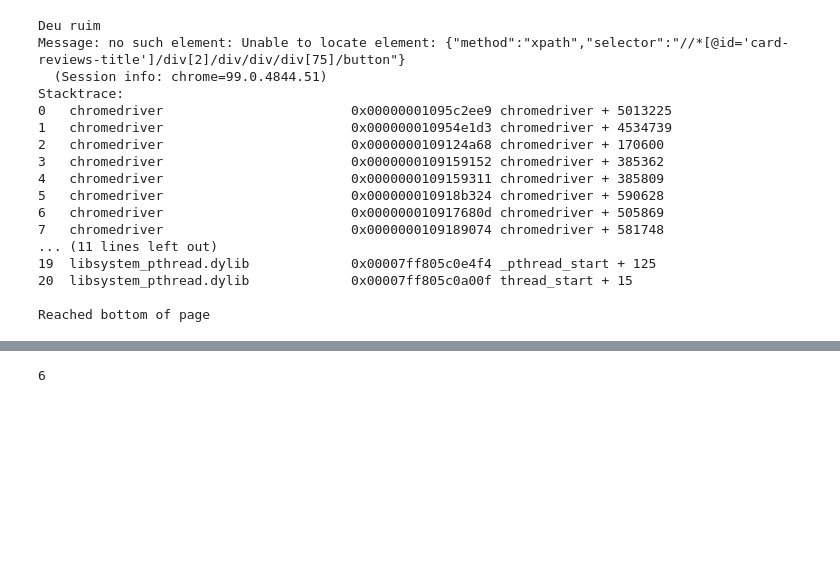
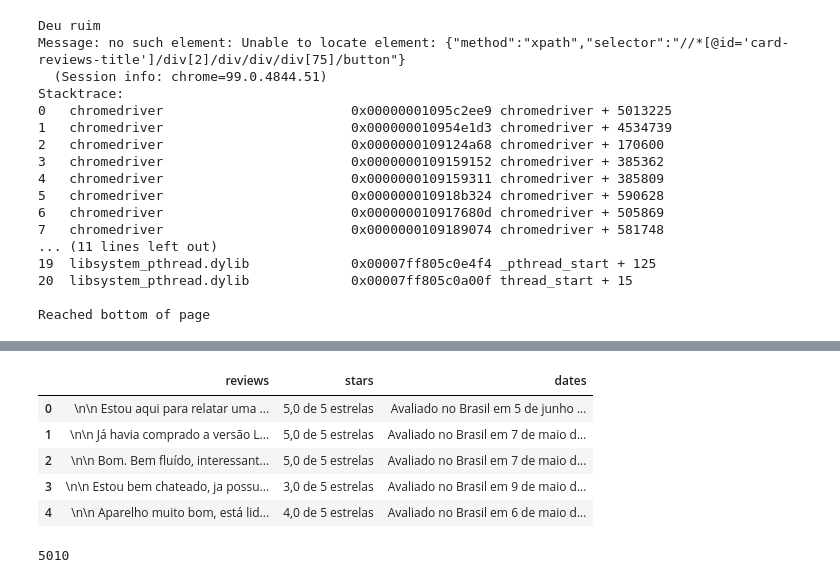
Before and after one commit to mariamaOlive/sentiment-analysis, a Jupyter notebook: rascunho_scraping.ipynb, the cells around one changed output, grey strips where cells are left out. Drawn from its saved outputs; the diff is of its cells as text; code cells hidden in the pictures; blank space fills up the shorter version.

Commit message:
Coletando reviews
Co-authored-by: lucascouri2 <lucascouri2@users.noreply.github.com>

```diff
--- a/rascunho_scraping.ipynb
+++ b/rascunho_scraping.ipynb
@@ -148,0 +105,24 @@ print(cus_res)
+# %%
+def cus_data(soup):
+    # find the Html tag
+    # with find()
+    # and convert into string
+
+    cus_list= []
+
+    for item in soup.find_all("div", class_="a-section celwidget"):
+        review = item.find("span", class_="a-size-base review-text review-text-content").get_text()
+        date = item.find("span", class_="a-size-base a-color-secondary review-date").get_text()
+        stars = item.find("span", class_="a-icon-alt").get_text()
+
+        cus_list.append((review, stars, date))
+
+    return cus_list
+# %%
+all_reviews = []
+
+url = "https://www.amazon.com.br/Fire-TV-Stick-Streaming/product-reviews/B08C1K6LB2/ref=cm_cr_dp_d_show_all_btm?ie=UTF8&reviewerType=all_reviews"
+soup = html_code(url)
+#print(soup)
+all_reviews = [*all_reviews, *cus_data(soup)]
+#all_reviews = all_reviews + cus_data(soup)
@@ -148,0 +135,14 @@ print(cus_res)
+# %%
+number_pages = 500
+for index in range(1, number_pages+1):
+    try:
+        print(index)
+        url = f"https://www.amazon.com.br/Fire-TV-Stick-Streaming/product-reviews/B08C1K6LB2/ref=cm_cr_arp_d_paging_btm_next_{index}?ie=UTF8&reviewerType=all_reviews&pageNumber={index}"
+        soup = html_code(url)
+        # print(soup)
+        review_page = cus_data(soup)
+        print(review_page)
+        all_reviews = [*all_reviews, *review_page]
+    except Exception as e:
+        print(e)
+        break
@@ -148,0 +167,2 @@ print(cus_res)
+# %%
+df = pd.DataFrame(all_reviews, columns=['Reviews', 'Stars', 'Dates'])
@@ -149,4 +171,13 @@ print(cus_res)
+# %%
+df.head()
+# %% [output]
+|  | reviews | stars | dates |
+| 0 | \n\n Estou aqui para relatar uma ... | 5,0 de 5 estrelas | Avaliado no Brasil em 5 de junho ... |
+| 1 | \n\n Já havia comprado a versão L... | 5,0 de 5 estrelas | Avaliado no Brasil em 7 de maio d... |
+| 2 | \n\n Bom. Bem fluído, interessant... | 5,0 de 5 estrelas | Avaliado no Brasil em 7 de maio d... |
+| 3 | \n\n Estou bem chateado, ja possu... | 3,0 de 5 estrelas | Avaliado no Brasil em 9 de maio d... |
+| 4 | \n\n Aparelho muito bom, está lid... | 4,0 de 5 estrelas | Avaliado no Brasil em 6 de maio d... |
 # %%
-len(cus_res)
+len(all_reviews)
 # %% [output]
-6
+5010
```
Also changed, not shown: parts of 7 cells of this notebook, 1 other file.
